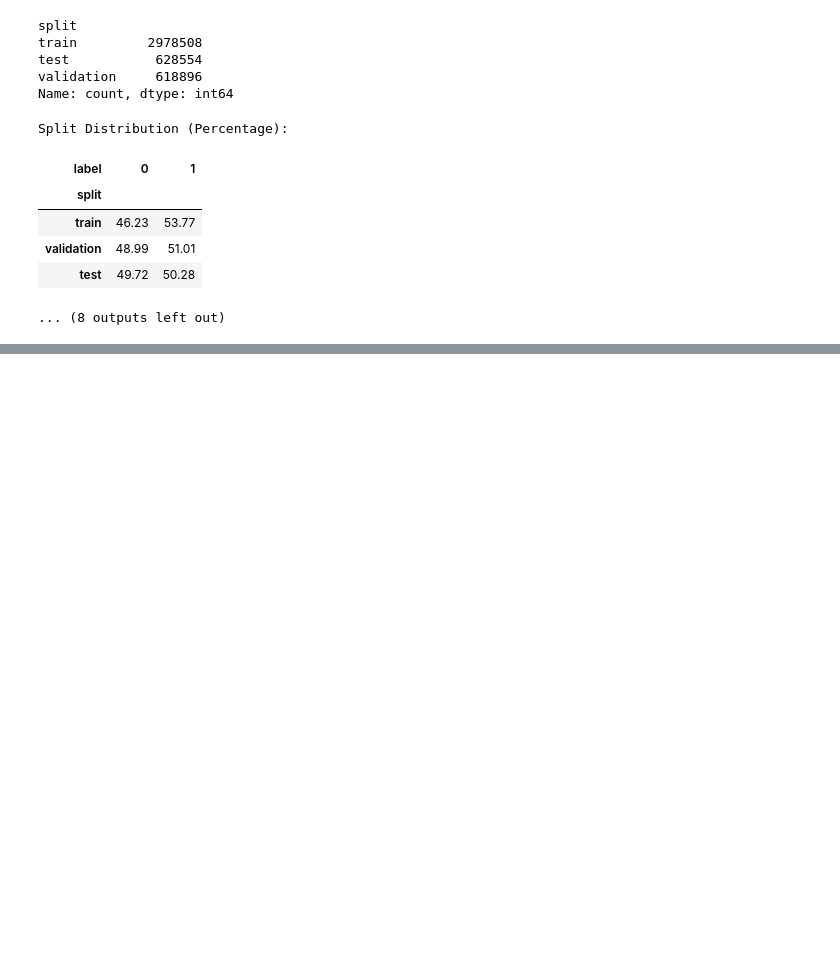
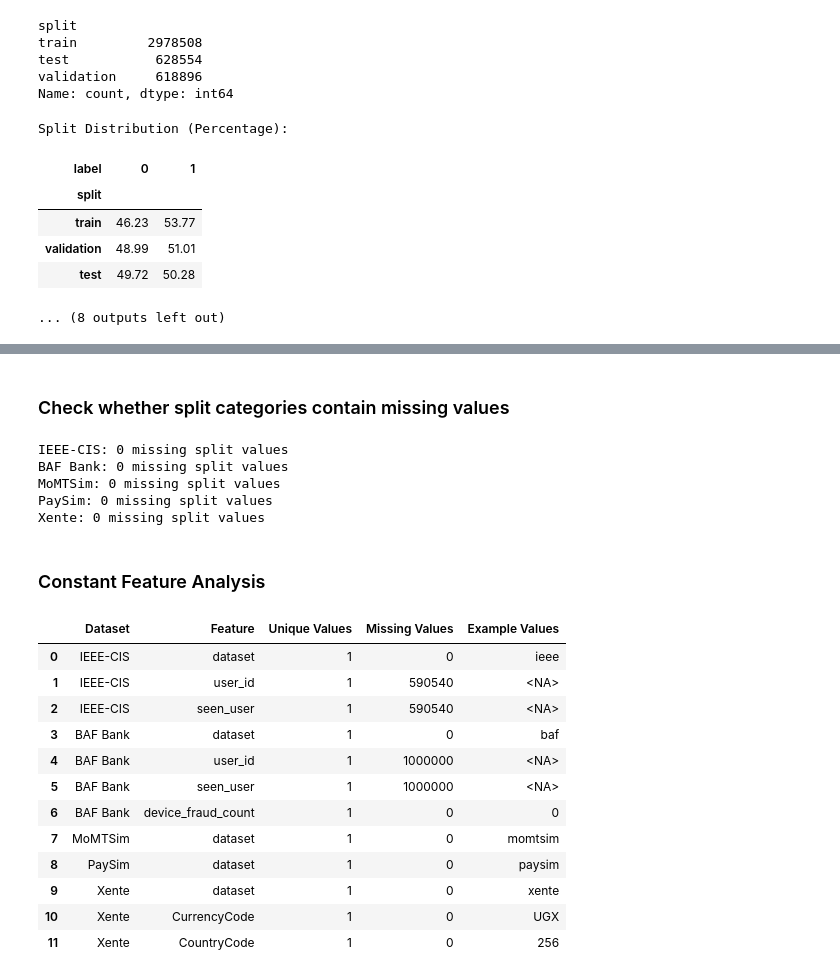
Before and after one commit to mostofa89/Intelligent-Fraud-Detection-System, a Jupyter notebook: itelligentFraudDetection.ipynb, the cells around one changed output, grey strips where cells are left out. Saved outputs shown, nothing was run; the diff lists cells and outputs as text; code cells hidden in the pictures; blank space fills up the shorter version.

```diff
--- a/itelligentFraudDetection.ipynb
+++ b/itelligentFraudDetection.ipynb
@@ -893,0 +925,53 @@ Split Distribution (Percentage):
+# %% [markdown]
+### Check whether split categories contain missing values
+# %%
+for name, df in datasets.items():
+
+    if "split" in df.columns:
+
+        print(
+            f"{name}: "
+            f"{df['split'].isna().sum()} missing split values"
+        )
+# %% [output]
+IEEE-CIS: 0 missing split values
+BAF Bank: 0 missing split values
+MoMTSim: 0 missing split values
+PaySim: 0 missing split values
+Xente: 0 missing split values
+# %% [markdown]
+### Constant Feature Analysis
+# %%
+constant_features = []
+
+for name, df in datasets.items():
+    for col in df.columns:
+        if col in [target_columns[name], "split"]:
+            continue
+
+        unique_count = df[col].nunique(dropna=False)
+        if unique_count <= 1:
+            constant_features.append({
+                "Dataset" : name,
+                "Feature" : col,
+                "Unique Values" : unique_count,
+                "Missing Values" : df[col].isna().sum(),
+                "Example Values" : df[col].iloc[0]
+            })
+
+constant_features_df = pd.DataFrame(constant_features)
+display(constant_features_df)
+# %% [output]
+|  | Dataset | Feature | Unique Values | Missing Values | Example Values |
+| 0 | IEEE-CIS | dataset | 1 | 0 | ieee |
+| 1 | IEEE-CIS | user_id | 1 | 590540 | <NA> |
+| 2 | IEEE-CIS | seen_user | 1 | 590540 | <NA> |
+| 3 | BAF Bank | dataset | 1 | 0 | baf |
+| 4 | BAF Bank | user_id | 1 | 1000000 | <NA> |
+| 5 | BAF Bank | seen_user | 1 | 1000000 | <NA> |
+| 6 | BAF Bank | device_fraud_count | 1 | 0 | 0 |
+| 7 | MoMTSim | dataset | 1 | 0 | momtsim |
+| 8 | PaySim | dataset | 1 | 0 | paysim |
+| 9 | Xente | dataset | 1 | 0 | xente |
+| 10 | Xente | CurrencyCode | 1 | 0 | UGX |
+| 11 | Xente | CountryCode | 1 | 0 | 256 |
```
Also changed, not shown: parts of 8 cells of this notebook.
